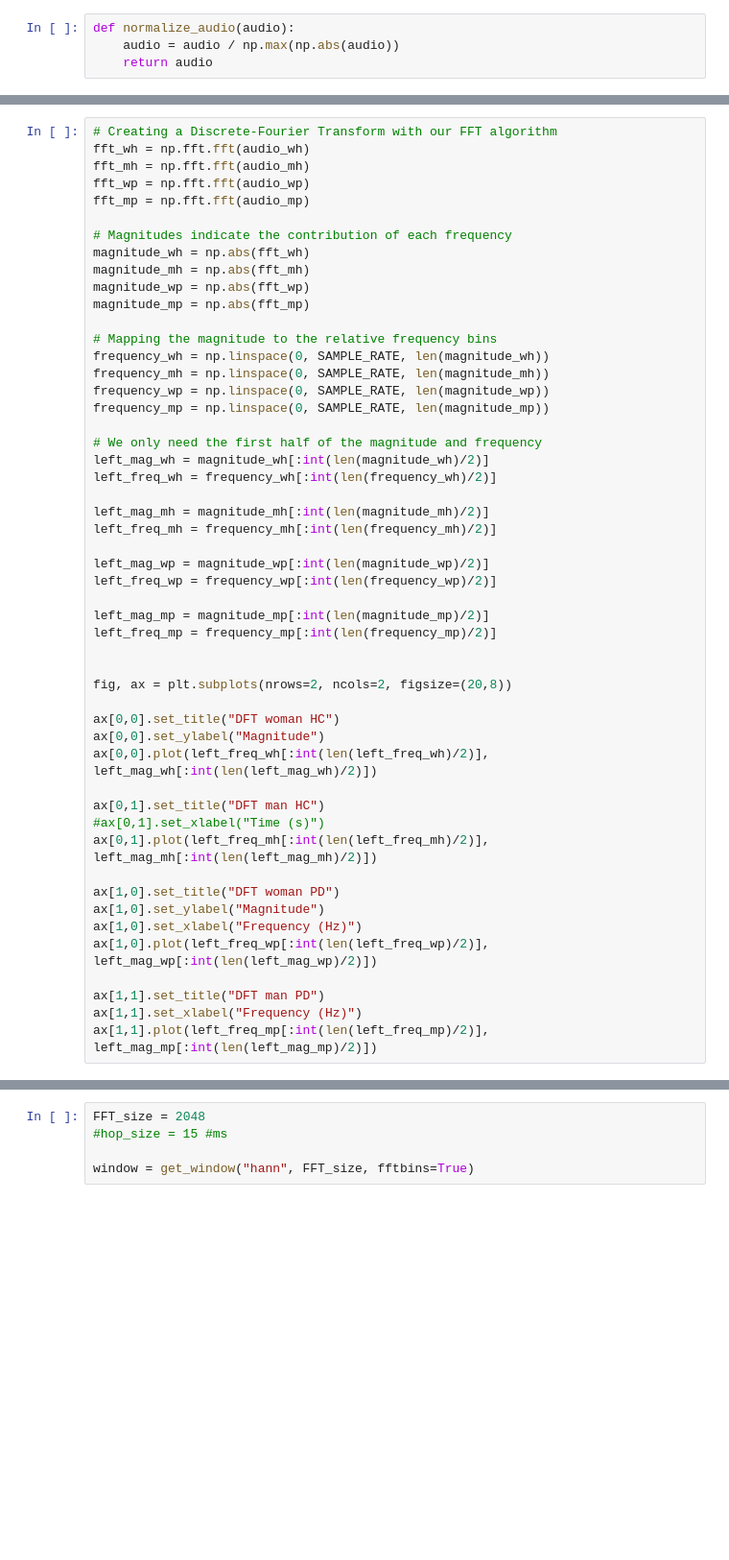
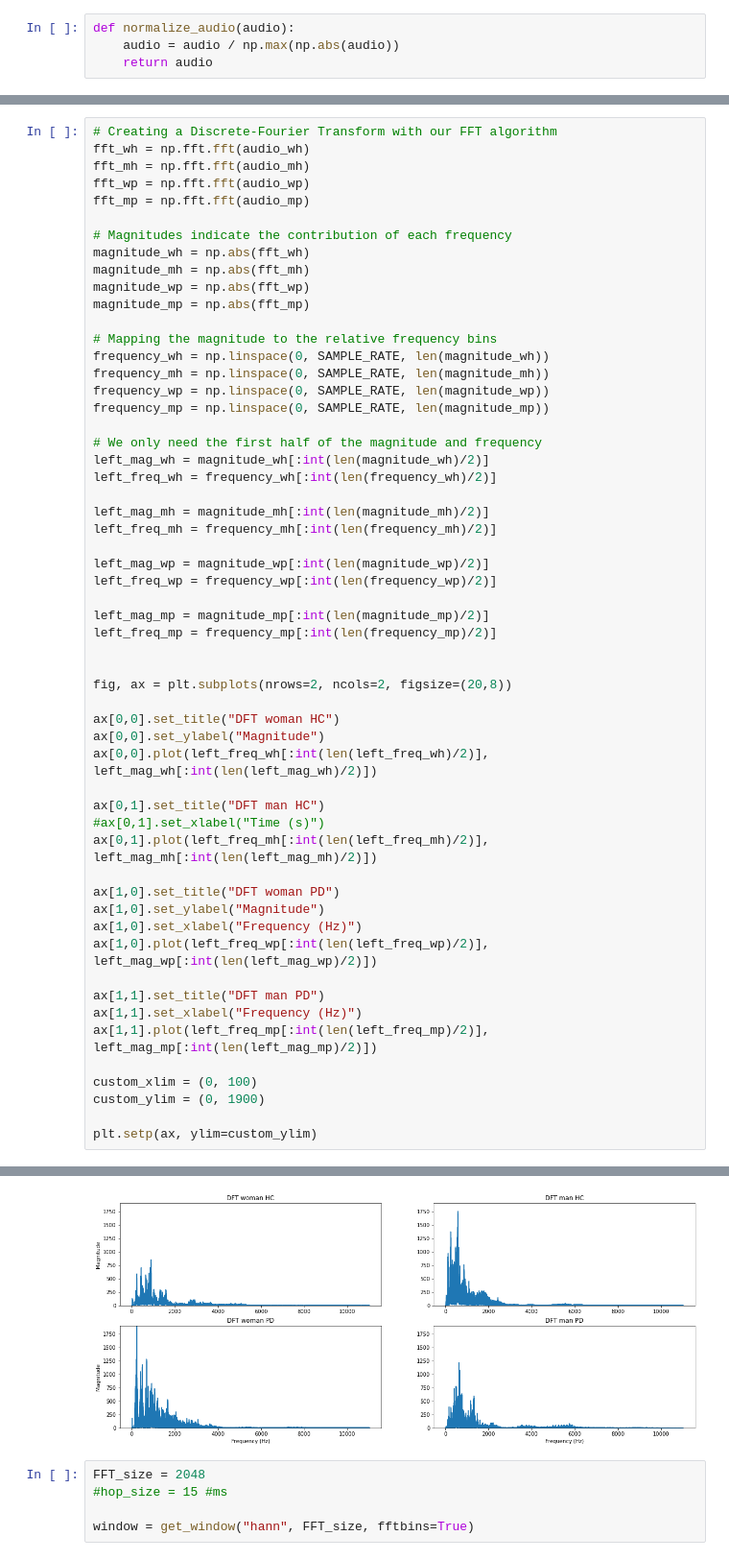
Before and after one commit to Speech-Recognition-PK/Speech-Recognition, a Jupyter notebook: DLAS_EDA_DATA_PREPARATION.ipynb, the cells around one changed output, grey strips where cells are left out. Shown at 96% size. Cells and saved outputs as stored; diff of their text form; blank space fills up the shorter version.

```diff
--- a/DLAS_EDA_DATA_PREPARATION.ipynb
+++ b/DLAS_EDA_DATA_PREPARATION.ipynb
@@ -128,3 +147,9 @@ ax[1,0].plot(left_freq_wp[:int(len(left_freq_wp)/2)], left_mag_wp[:int(len(left_
 ax[1,1].set_title("DFT man PD")
 ax[1,1].set_xlabel("Frequency (Hz)")
 ax[1,1].plot(left_freq_mp[:int(len(left_freq_mp)/2)], left_mag_mp[:int(len(left_mag_mp)/2)])
+
+custom_xlim = (0, 100)
+custom_ylim = (0, 1900)
+
+plt.setp(ax, ylim=custom_ylim)
+# %% [output]
@@ -131,3 +157,4 @@ ax[1,1].plot(left_freq_mp[:int(len(left_freq_mp)/2)], left_mag_mp[:int(len(left_
+[figure, added]
 # %%
 FFT_size = 2048
 #hop_size = 15 #ms
```
Also changed, not shown: parts of 6 cells of this notebook.
